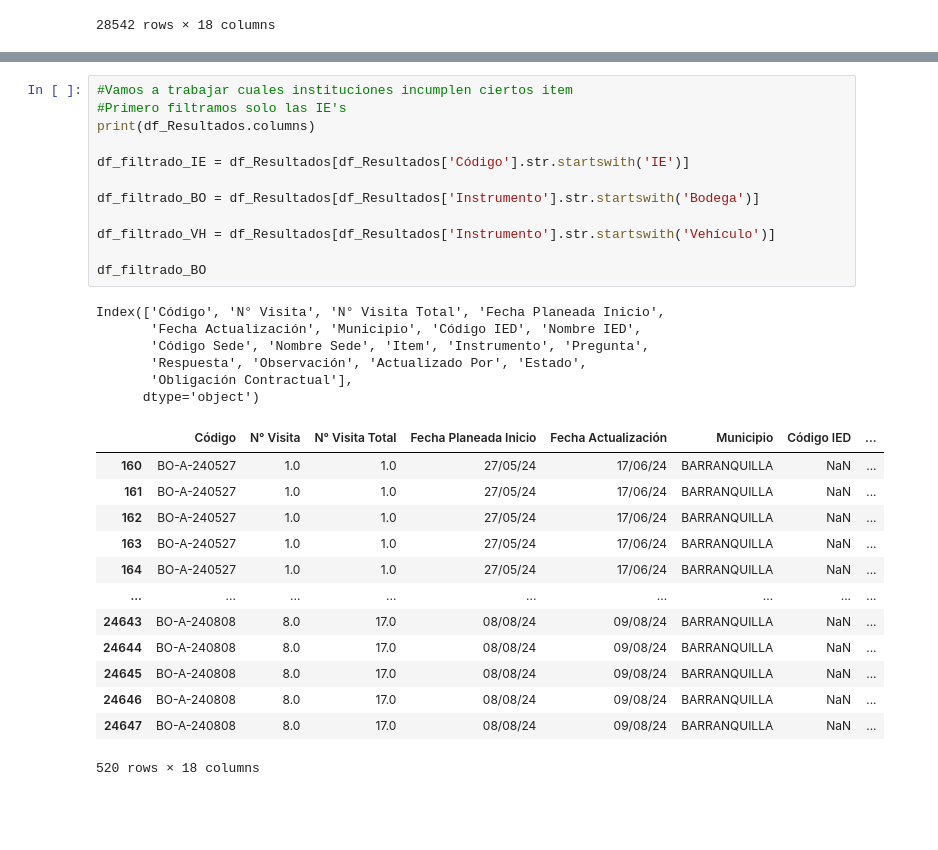
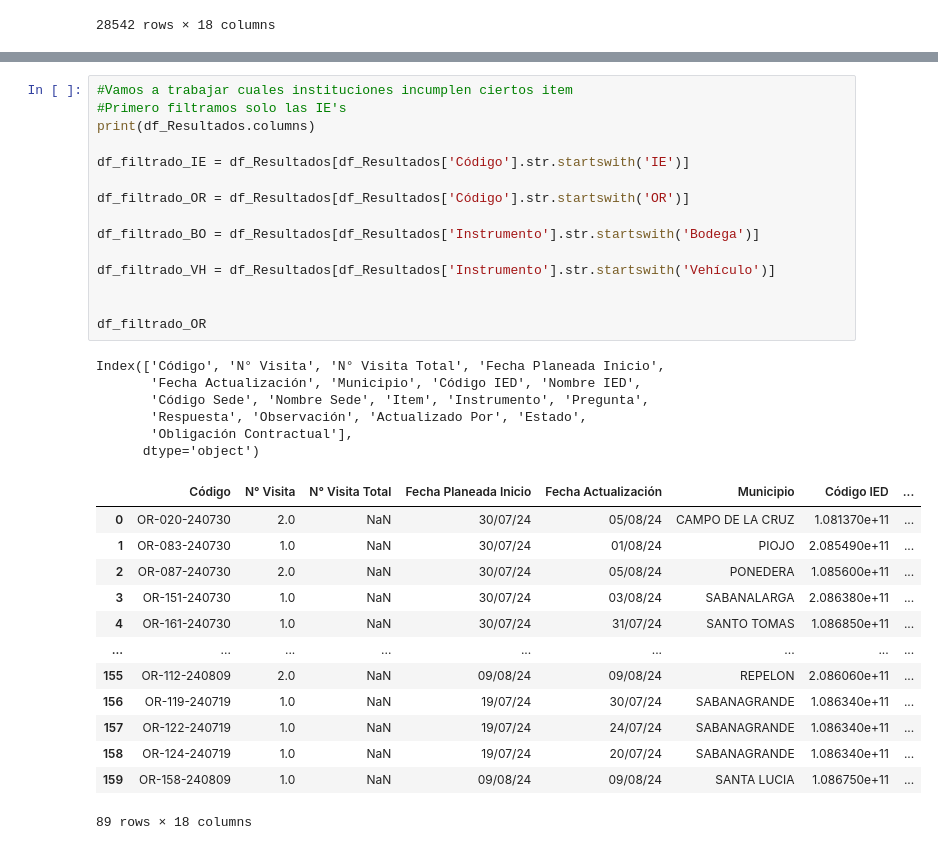
Before and after one commit to ComancheMario/Python-, a Jupyter notebook: PAE_Interventoria/2024-I/TableroInterno.ipynb, the cells around one changed output, grey strips where cells are left out. Cells and saved outputs as stored; diff of their text form; blank space fills up the shorter version.

```diff
--- a/PAE_Interventoria/2024-I/TableroInterno.ipynb
+++ b/PAE_Interventoria/2024-I/TableroInterno.ipynb
@@ -99,35 +120,38 @@ df_Resultados
 # %%
 #Vamos a trabajar cuales instituciones incumplen ciertos item
 #Primero filtramos solo las IE's
 print(df_Resultados.columns)
 
 df_filtrado_IE = df_Resultados[df_Resultados['Código'].str.startswith('IE')]
 
+df_filtrado_OR = df_Resultados[df_Resultados['Código'].str.startswith('OR')]
+
 df_filtrado_BO = df_Resultados[df_Resultados['Instrumento'].str.startswith('Bodega')]
 
 df_filtrado_VH = df_Resultados[df_Resultados['Instrumento'].str.startswith('Vehículo')]
 
-df_filtrado_BO
+
+df_filtrado_OR
 # %% [output]
 Index(['Código', 'N° Visita', 'N° Visita Total', 'Fecha Planeada Inicio',
        'Fecha Actualización', 'Municipio', 'Código IED', 'Nombre IED',
        'Código Sede', 'Nombre Sede', 'Item', 'Instrumento', 'Pregunta',
        'Respuesta', 'Observación', 'Actualizado Por', 'Estado',
        'Obligación Contractual'],
       dtype='object')
 |  | Código | N° Visita | N° Visita Total | Fecha Planeada Inicio | Fecha Actualización | Municipio | Código IED | ... |
-| 160 | BO-A-240527 | 1.0 | 1.0 | 27/05/24 | 17/06/24 | BARRANQUILLA | NaN | ... |
-| 161 | BO-A-240527 | 1.0 | 1.0 | 27/05/24 | 17/06/24 | BARRANQUILLA | NaN | ... |
-| 162 | BO-A-240527 | 1.0 | 1.0 | 27/05/24 | 17/06/24 | BARRANQUILLA | NaN | ... |
-| 163 | BO-A-240527 | 1.0 | 1.0 | 27/05/24 | 17/06/24 | BARRANQUILLA | NaN | ... |
-| 164 | BO-A-240527 | 1.0 | 1.0 | 27/05/24 | 17/06/24 | BARRANQUILLA | NaN | ... |
+| 0 | OR-020-240730 | 2.0 | NaN | 30/07/24 | 05/08/24 | CAMPO DE LA CRUZ | 1.081370e+11 | ... |
+| 1 | OR-083-240730 | 1.0 | NaN | 30/07/24 | 01/08/24 | PIOJO | 2.085490e+11 | ... |
+| 2 | OR-087-240730 | 2.0 | NaN | 30/07/24 | 05/08/24 | PONEDERA | 1.085600e+11 | ... |
+| 3 | OR-151-240730 | 1.0 | NaN | 30/07/24 | 03/08/24 | SABANALARGA | 2.086380e+11 | ... |
+| 4 | OR-161-240730 | 1.0 | NaN | 30/07/24 | 31/07/24 | SANTO TOMAS | 1.086850e+11 | ... |
 | ... | ... | ... | ... | ... | ... | ... | ... | ... |
-| 24643 | BO-A-240808 | 8.0 | 17.0 | 08/08/24 | 09/08/24 | BARRANQUILLA | NaN | ... |
-| 24644 | BO-A-240808 | 8.0 | 17.0 | 08/08/24 | 09/08/24 | BARRANQUILLA | NaN | ... |
-| 24645 | BO-A-240808 | 8.0 | 17.0 | 08/08/24 | 09/08/24 | BARRANQUILLA | NaN | ... |
-| 24646 | BO-A-240808 | 8.0 | 17.0 | 08/08/24 | 09/08/24 | BARRANQUILLA | NaN | ... |
-| 24647 | BO-A-240808 | 8.0 | 17.0 | 08/08/24 | 09/08/24 | BARRANQUILLA | NaN | ... |
+| 155 | OR-112-240809 | 2.0 | NaN | 09/08/24 | 09/08/24 | REPELON | 2.086060e+11 | ... |
+| 156 | OR-119-240719 | 1.0 | NaN | 19/07/24 | 30/07/24 | SABANAGRANDE | 1.086340e+11 | ... |
+| 157 | OR-122-240719 | 1.0 | NaN | 19/07/24 | 24/07/24 | SABANAGRANDE | 1.086340e+11 | ... |
+| 158 | OR-124-240719 | 1.0 | NaN | 19/07/24 | 20/07/24 | SABANAGRANDE | 1.086340e+11 | ... |
+| 159 | OR-158-240809 | 1.0 | NaN | 09/08/24 | 09/08/24 | SANTA LUCIA | 1.086750e+11 | ... |
-520 rows × 18 columns
+89 rows × 18 columns
 # %%
 import pandas as pd
 
```
Also changed, not shown: parts of 8 cells of this notebook, 4 other files.
